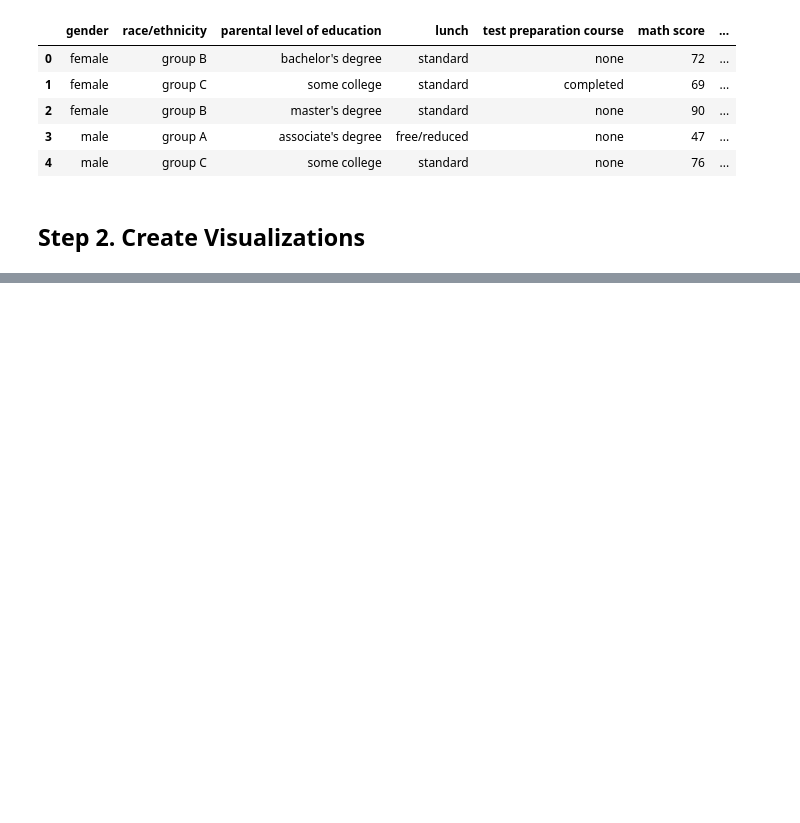
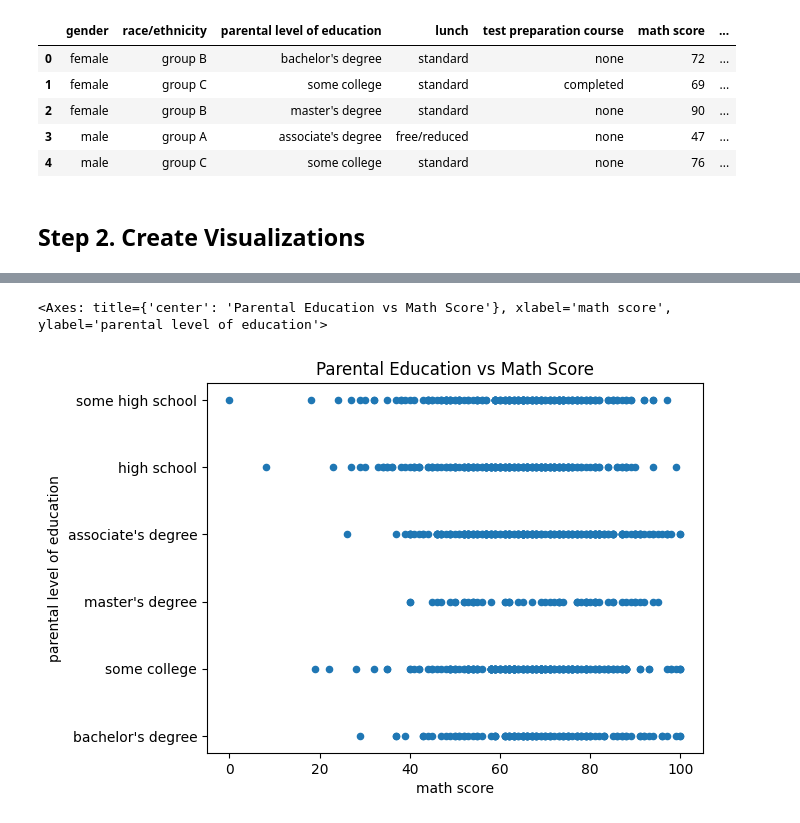
Before and after one commit to heyodai/cs5530-assignment1, a Jupyter notebook: question_2.ipynb, the cells around one changed output, grey strips where cells are left out. Drawn from its saved outputs; the diff is of its cells as text; code cells hidden in the pictures; blank space fills up the shorter version.

```diff
--- a/question_2.ipynb
+++ b/question_2.ipynb
@@ -50,0 +53,5 @@ df.plot(x='math score', y='test preparation course', kind='scatter')
+# %%
+df.plot(kind='scatter', y='parental level of education', x='math score', title='Parental Education vs Math Score')
+# %% [output]
+<Axes: title={'center': 'Parental Education vs Math Score'}, xlabel='math score', ylabel='parental level of education'>
+[figure, added]
```
Also changed, not shown: parts of 13 cells of this notebook.
